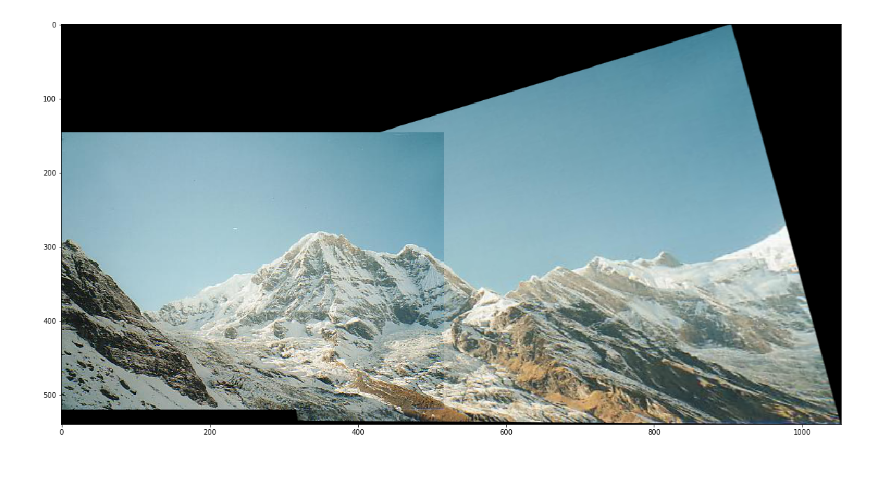
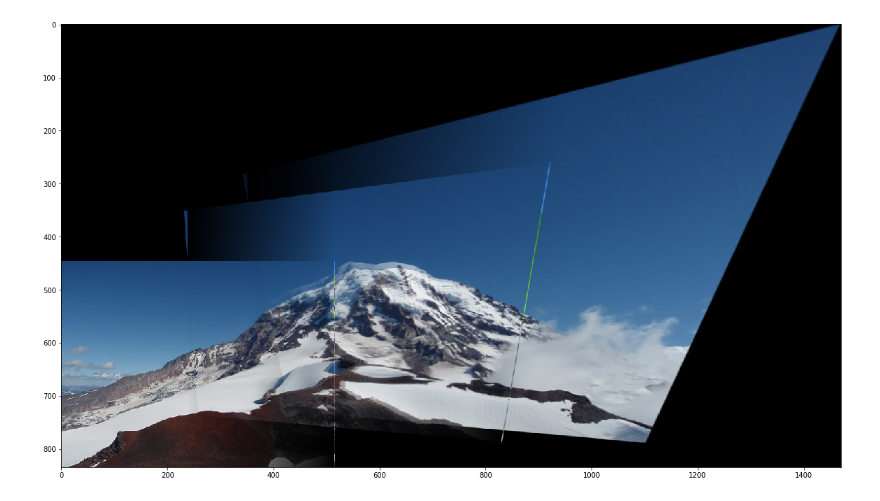
Before and after one commit to ateexD/cse573-projects, a Jupyter notebook: project2/src/stitch.ipynb, the cells around one changed output. Cells and saved outputs as stored; diff of their text form; code cells hidden in the pictures; blank space fills up the shorter version.

```diff
--- a/project2/src/stitch.ipynb
+++ b/project2/src/stitch.ipynb
@@ -56,7 +95,7 @@ def stitch_images(path_to_directory, verbose=False):
 
     # Convert each of these images to Image class
     for i, image in enumerate(images):
-        images[i] = Image(image)
+        images[i] = Image(image, verbose=verbose)
 
     if verbose:
         print("Read", i + 1, "images")
@@ -76,7 +115,7 @@ def stitch_images(path_to_directory, verbose=False):
 
     def warp_two_images(I1, I2, H):
         '''
-        warp img2 to img1 with homograph H
+        Warp img2 to img1 with homography H
         Referred from - https://stackoverflow.com/questions/13063201/how-to-show-the-whole-image-when-using-opencv-warpperspective
         '''
         H /= H[-1, -1]
@@ -85,6 +124,7 @@ def stitch_images(path_to_directory, verbose=False):
         pts1 = np.float32([[0, 0], [0, h1], [w1, h1], [w1, 0]]).reshape(-1, 1, 2)
         pts2 = np.float32([[0, 0], [0, h2], [w2, h2], [w2, 0]]).reshape(-1, 1, 2)
         pts2_ = cv2.perspectiveTransform(pts2, H)
+
         pts = np.concatenate((pts1, pts2_), axis=0)
         [xmin, ymin] = np.int32(pts.min(axis=0).ravel() - 0.5)
         [xmax, ymax] = np.int32(pts.max(axis=0).ravel() + 0.5)
@@ -94,36 +134,55 @@ def stitch_images(path_to_directory, verbose=False):
                 [1, 0, t[0]],
                 [0, 1, t[1]],
                 [0, 0, 1]
             ]
         )  # translate
 
         result = cv2.warpPerspective(I2.img,
                                      Ht.dot(H),
                                      (xmax - xmin, ymax - ymin))
-        result[t[1]: h1 + t[1], t[0]: w1 + t[0]] = I1.img
+        result_copy = np.zeros_like(result)
+        result_copy[t[1]: h1 + t[1], t[0]: w1 + t[0]] = I1.img
 
-        return result
+        def blend(I1, I2, result, result_copy):
+            common_region = np.logical_and(result > 0, result_copy > 0)
+            result_ = result.copy()
+            result_[~common_region] = 0.
+            y1, y2 = np.where(result_ > 0)[1].min(), np.where(result_ > 0)[1].max()
+            result = np.float32(result) / 255.0
+            result_copy =  np.float32(result_copy) / 255.
+
+            arr = np.ones_like(result[0], dtype=np.float32)
+            arr[y1: y2] = np.repeat(np.linspace(1, 0, num = y2 - y1), 3).reshape(-1, 3)
+            mask1 = np.array([arr for i in range(result.shape[0])])
+
+            arr = np.ones_like(result[0], dtype=np.float32)
+            arr[y1: y2] = np.repeat(np.linspace(0, 1, num = y2 - y1), 3).reshape(-1, 3)
+            mask2 = np.array([arr for i in range(result_copy.shape[0])])
+            z = np.array((mask2 * result + mask1 * result_copy) * 255., dtype=np.uint8)
+            return z
+
+        return blend(I1, I2, result, result_copy)
 
     def stitch_2_images(I1, I2):
         if not isinstance(I1, Image):
             I1 = Image(I1)
         if not isinstance(I2, Image):
             I2 = Image(I2)
         matches = get_good_matches(kNN_matcher(I1.des, I2.des))
-        H, _ = ransac(matches, I1.kp, I2.kp)
+        H, _ = ransac(matches, I1.kp, I2.kp, verbose=verbose)
         panorama = warp_two_images(I1, I2, np.linalg.inv(H))
         return panorama
 
     assert(2 <= len(I) <= 3)
     if len(I) == 2:
         panorama = stitch_2_images(I[0], I[1])
 
     else:
         panorama = stitch_2_images(I[1], I[2])
-        panorama = stitch_2_images(I[0], panorama)
+        panorama = stitch_2_images(I[0], Image(panorama))
 
     convert_and_plot(panorama)
 
-stitch_images("../data/mountain/", verbose=False)
+stitch_images("../data/rainer/", verbose=False)
 # %% [output]
-[figure, old version]
+[figure, new version]
```
Also changed, not shown: parts of 2 cells of this notebook, 3 other files.
